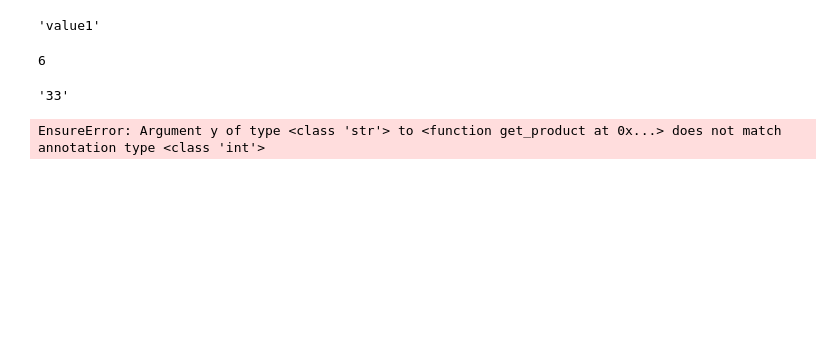
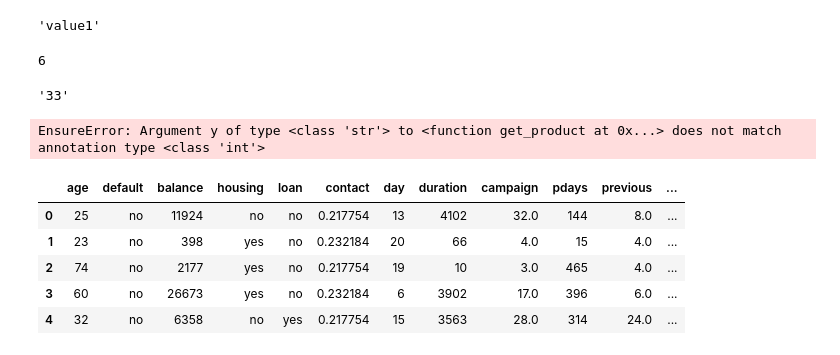
Before and after one commit to adityakr38/BankCD-Prediction, a Jupyter notebook: research/trails.ipynb, the cells around one changed output. Saved outputs shown, nothing was run; the diff lists cells and outputs as text; code cells hidden in the pictures; blank space fills up the shorter version.

Commit message:
DataIngestion-Preprocessing

```diff
--- a/research/trails.ipynb
+++ b/research/trails.ipynb
@@ -29,3 +29,16 @@ def get_product(x:int, y:int) -> int:
 get_product(x=2, y="3")
 # %% [output]
 EnsureError: Argument y of type <class 'str'> to <function get_product at 0x...> does not match annotation type <class 'int'>
+# %%
+import pandas as pd
+
+df_data = pd.read_csv('/Users/adityakumar/BankCD-Prediction/research/processed_train.csv')
+pd.set_option('display.max_columns', None)
+df_data.head()
+# %% [output]
+|  | age | default | balance | housing | loan | contact | day | duration | campaign | pdays | previous | ... |
+| 0 | 25 | no | 11924 | no | no | 0.217754 | 13 | 4102 | 32.0 | 144 | 8.0 | ... |
+| 1 | 23 | no | 398 | yes | no | 0.232184 | 20 | 66 | 4.0 | 15 | 4.0 | ... |
+| 2 | 74 | no | 2177 | yes | no | 0.217754 | 19 | 10 | 3.0 | 465 | 4.0 | ... |
+| 3 | 60 | no | 26673 | yes | no | 0.232184 | 6 | 3902 | 17.0 | 396 | 6.0 | ... |
+| 4 | 32 | no | 6358 | no | yes | 0.217754 | 15 | 3563 | 28.0 | 314 | 24.0 | ... |
```
Also changed, not shown: parts of 1 cell of this notebook, 15 other files.
